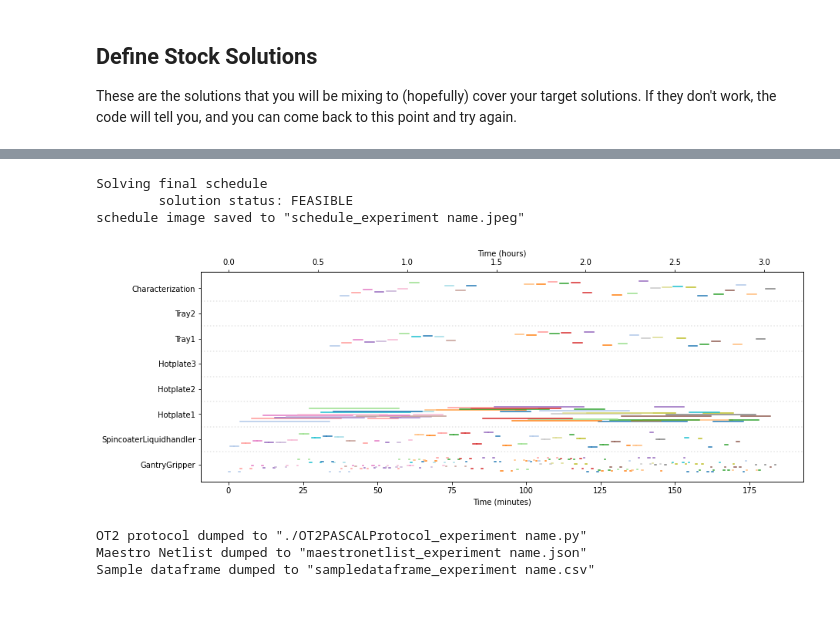
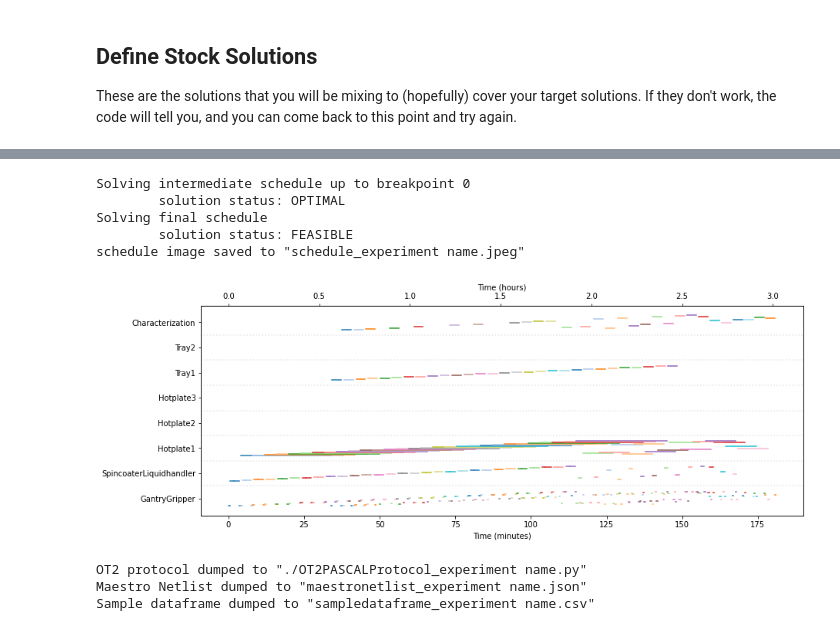
Before and after one commit to fenning-research-group/PASCAL, a Jupyter notebook: frgpascal/Examples/Example Experiment.ipynb, the cells around one changed output, grey strips where cells are left out. Drawn from its saved outputs; the diff is of its cells as text; code cells hidden in the pictures.

Commit message:
change breakpoint logic

```diff
--- a/frgpascal/Examples/Example Experiment.ipynb
+++ b/frgpascal/Examples/Example Experiment.ipynb
@@ -425,14 +426,16 @@ planner.process_solutions(
 # %%
 planner.solve_schedule(
     shuffle=True, #randomize process order
     solve_time = 10, #time (s) to spend finding a solution.
-    # prioritize_first_spincoat= True #prioritize first spincoat step, useful to preserve UVO surface treatment.
+    prioritize_first_spincoat= True #prioritize first spincoat step, useful to preserve UVO surface treatment.
 )
 # %% [output]
+Solving intermediate schedule up to breakpoint 0
+        solution status: OPTIMAL
 Solving final schedule
         solution status: FEASIBLE
 schedule image saved to "schedule_experiment name.jpeg"
-[figure, old version]
+[figure, new version]
 # %%
 planner.export()
 # %% [output]
```
Also changed, not shown: parts of 2 cells of this notebook, 7 other files.
